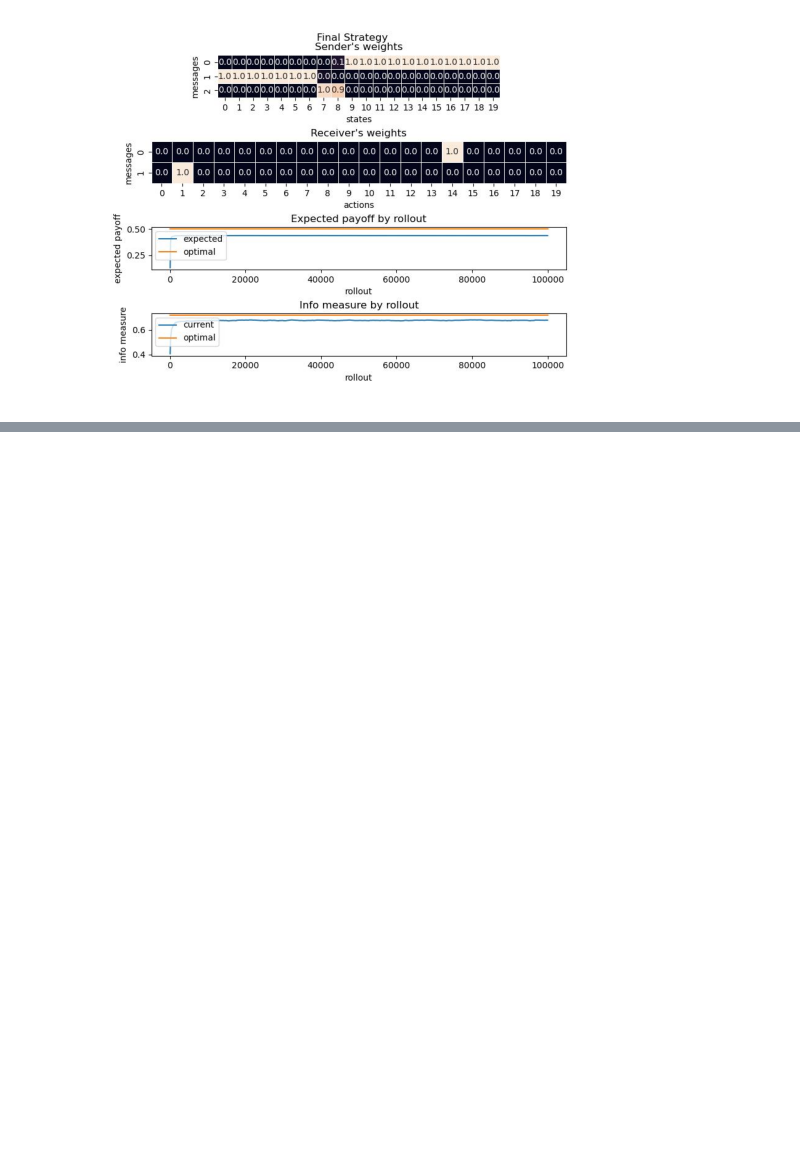
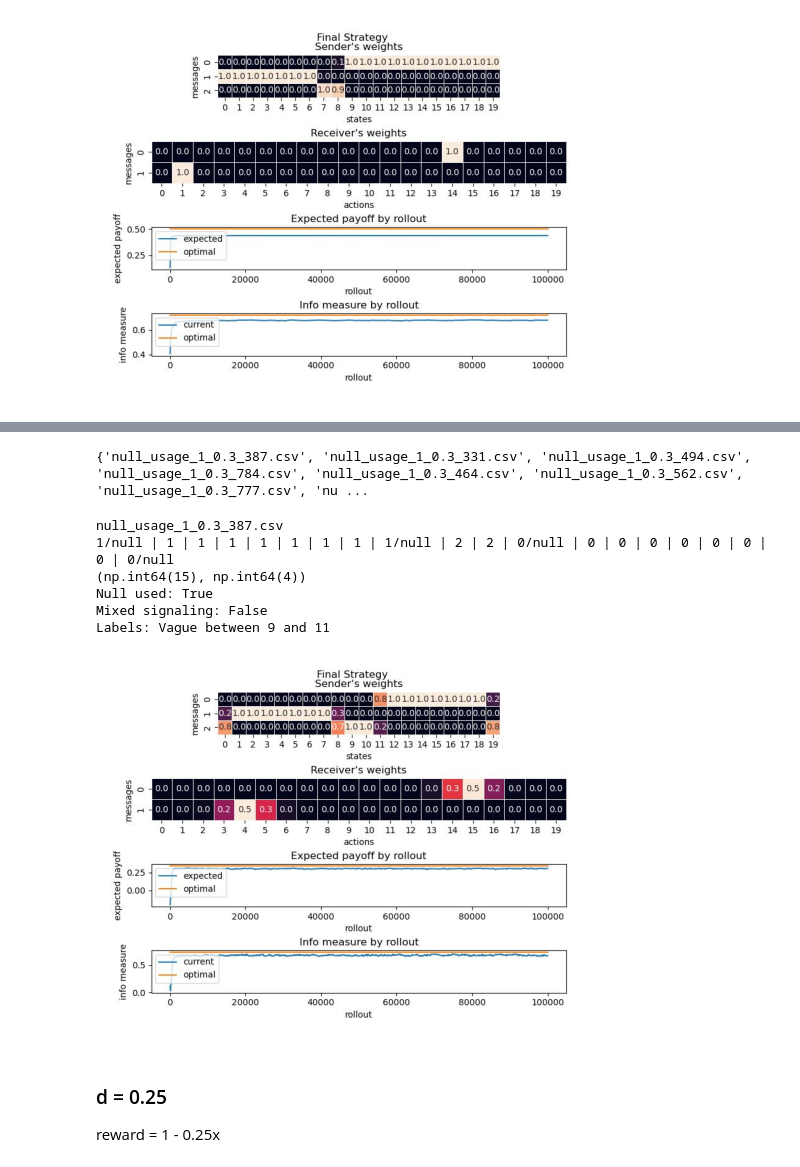
Before and after one commit to maxb00/Emergence-of-Vagueness, a Jupyter notebook: Basic Setup/analyze_null_usage.ipynb, the cells around one changed output, grey strips where cells are left out. Saved outputs shown, nothing was run; the diff lists cells and outputs as text; code cells hidden in the pictures; blank space fills up the shorter version.

```diff
--- a/Basic Setup/analyze_null_usage.ipynb
+++ b/Basic Setup/analyze_null_usage.ipynb
@@ -365,0 +438,3 @@ Labels: Vague between 9 and 10
+# %%
+directory = "./simulations/20_2_20/final_results/large batch/reciever_stimgen/30/"
+stats_ba = get_stats_by_folder(directory)
@@ -365,0 +452,21 @@ Labels: Vague between 9 and 10
+# %%
+print(repr(stats_ba["vagueness"]))
+# %% [output]
+{'null_usage_1_0.3_387.csv', 'null_usage_1_0.3_331.csv', 'null_usage_1_0.3_494.csv', 'null_usage_1_0.3_784.csv', 'null_usage_1_0.3_464.csv', 'null_usage_1_0.3_562.csv', 'null_usage_1_0.3_777.csv', 'nu ...
+# %%
+target_game = list(stats_ba['vagueness'])[0]
+print(target_game)
+game_report(directory + target_game)
+# I had to hardcode this, no brain cycles left
+display_game(directory + "(1, 0.3)_null_100000_387.jpg")
+# %% [output]
+null_usage_1_0.3_387.csv
+1/null | 1 | 1 | 1 | 1 | 1 | 1 | 1 | 1/null | 2 | 2 | 0/null | 0 | 0 | 0 | 0 | 0 | 0 | 0 | 0/null
+(np.int64(15), np.int64(4))
+Null used: True
+Mixed signaling: False
+Labels: Vague between 9 and 11
+[figure, added]
+# %% [markdown]
+### d = 0.25
+reward = 1 - 0.25x
```
Also changed, not shown: parts of 65 cells of this notebook.
